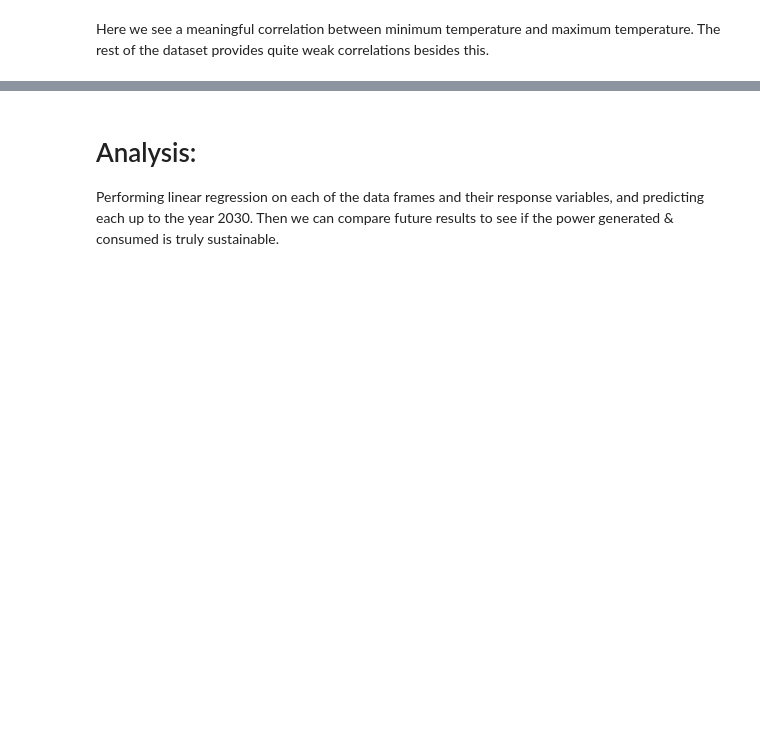
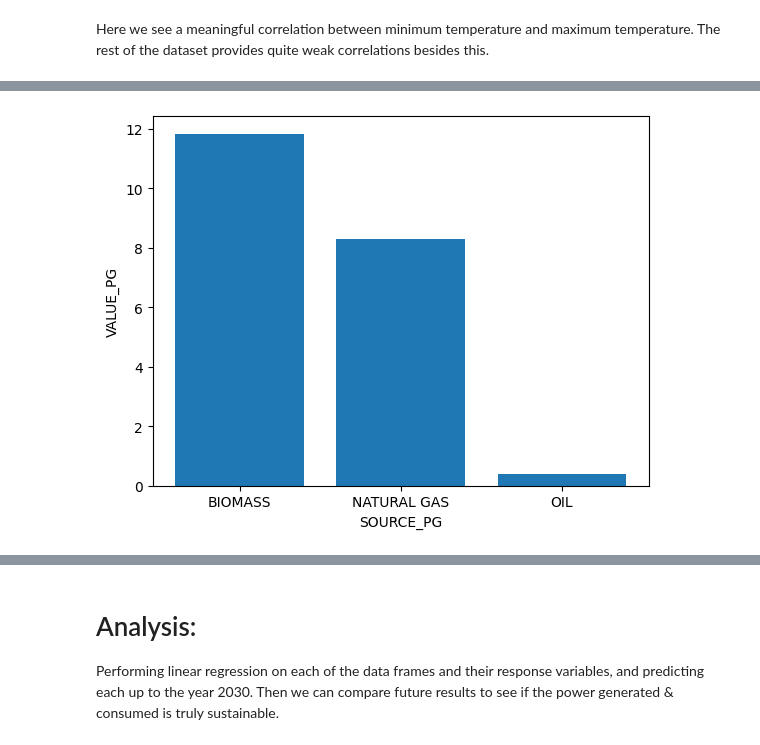
Before and after one commit to mcgillies/CPSC368, a Jupyter notebook: DataAnalysis.ipynb, the cells around one changed output, grey strips where cells are left out. Cells and saved outputs as stored; diff of their text form; code cells hidden in the pictures; blank space fills up the shorter version.

```diff
--- a/DataAnalysis.ipynb
+++ b/DataAnalysis.ipynb
@@ -35,3 +72,3 @@ powercons.head()
 # %%
-powergen = pd.read_csv('clean_data/powergen.csv', index_col = 0)
+powergen = read_data('power_generated', connection)
 powergen.head()
@@ -80,5 +143,7 @@ plot_bar(powercons, 'source', 'value')
 # %%
 # Plotting power generated by source
-plot_bar(powergen, 'source', 'value')
+plot_bar(powergen, 'SOURCE_PG', 'VALUE_PG')
+# %% [output]
+[figure, added]
 # %%
 # Plotting average precipitation by station:
```
Also changed, not shown: parts of 29 cells of this notebook.
